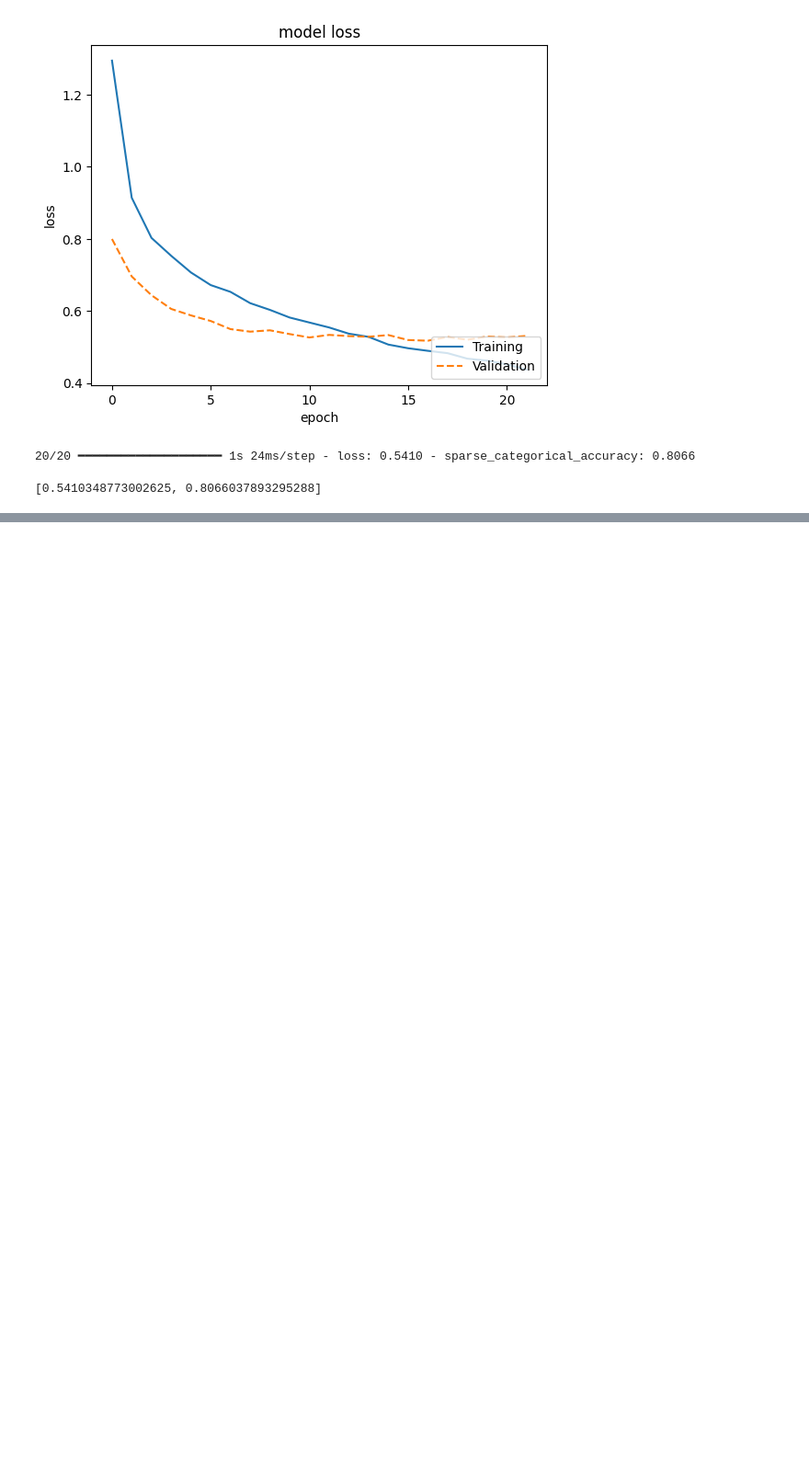
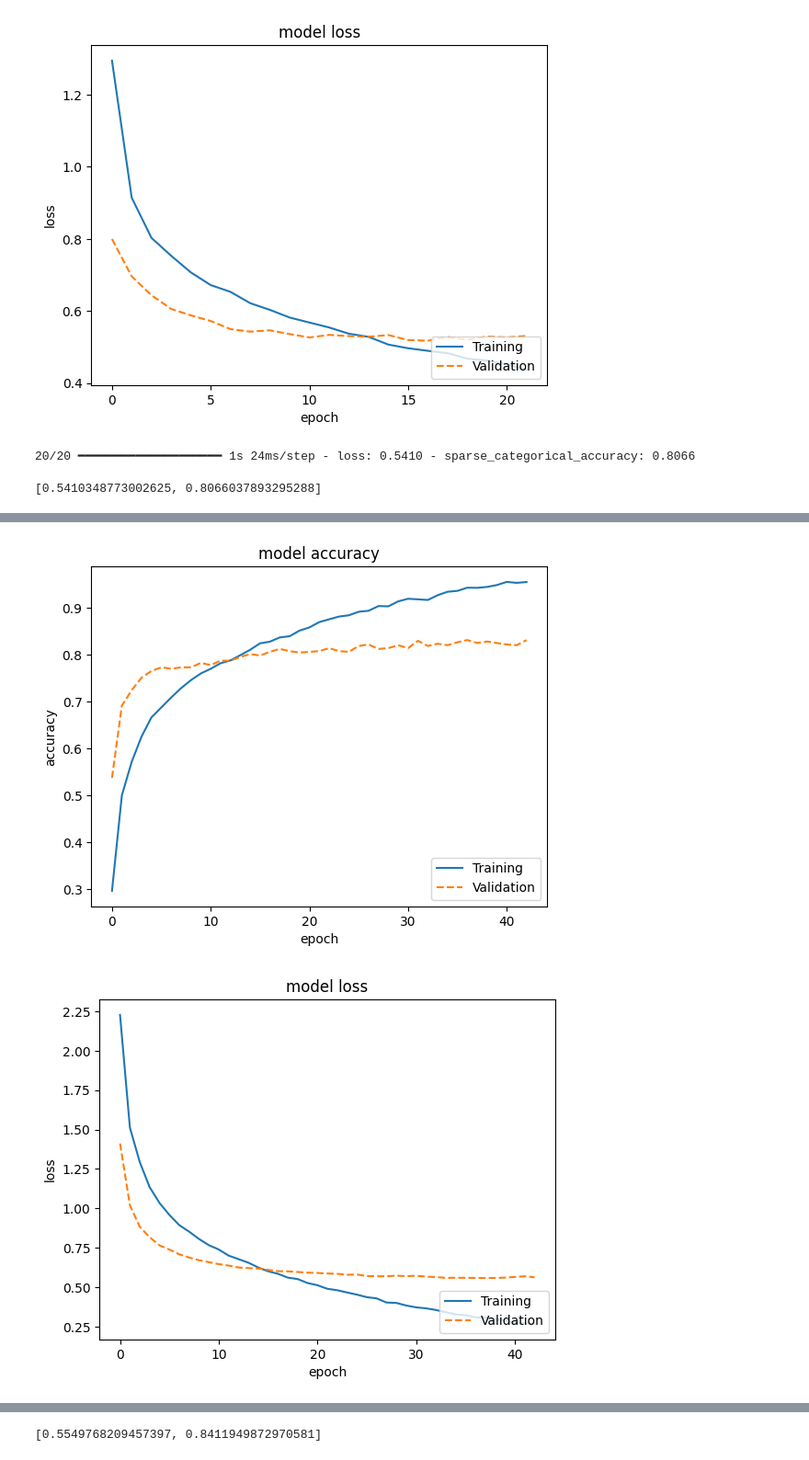
Before and after one commit to amothm80/ics504project, a Jupyter notebook: stft_training.ipynb, the cells around one changed output, grey strips where cells are left out. Shown at 92% size. Drawn from its saved outputs; the diff is of its cells as text; code cells hidden in the pictures; blank space fills up the shorter version.

```diff
--- a/stft_training.ipynb
+++ b/stft_training.ipynb
@@ -308,0 +454,11 @@ model_3.evaluate(test_ds)
+# %%
+history_5 = model_5.fit(train_ds,
+        batch_size=BATCH_SIZE,
+        epochs=EPOCHS,
+          validation_data=val_ds,
+        callbacks=[
+        keras.callbacks.EarlyStopping(
+            monitor="val_loss",
+            patience=5,
+            restore_best_weights=True,
+        )]        )
@@ -308,0 +483,19 @@ model_3.evaluate(test_ds)
+# %%
+plt.plot(history_5.history['sparse_categorical_accuracy'])
+plt.plot(history_5.history['val_sparse_categorical_accuracy'],linestyle='--')
+plt.title('model accuracy')
+plt.ylabel('accuracy')
+plt.xlabel('epoch')
+plt.legend(['Training', 'Validation'], loc='lower right')
+plt.show()
+plt.plot(history_5.history['loss'])
+plt.plot(history_5.history['val_loss'],linestyle='--')
+plt.title('model loss')
+plt.ylabel('loss')
+plt.xlabel('epoch')
+plt.legend(['Training', 'Validation'], loc='lower right')
+plt.show()
+model_5.evaluate(test_ds)
+# %% [output]
+[figure, added]
+[figure, added]
@@ -308,0 +503 @@ model_3.evaluate(test_ds)
+[0.5549768209457397, 0.8411949872970581]
```
Also changed, not shown: parts of 8 cells of this notebook, 5 other files.
